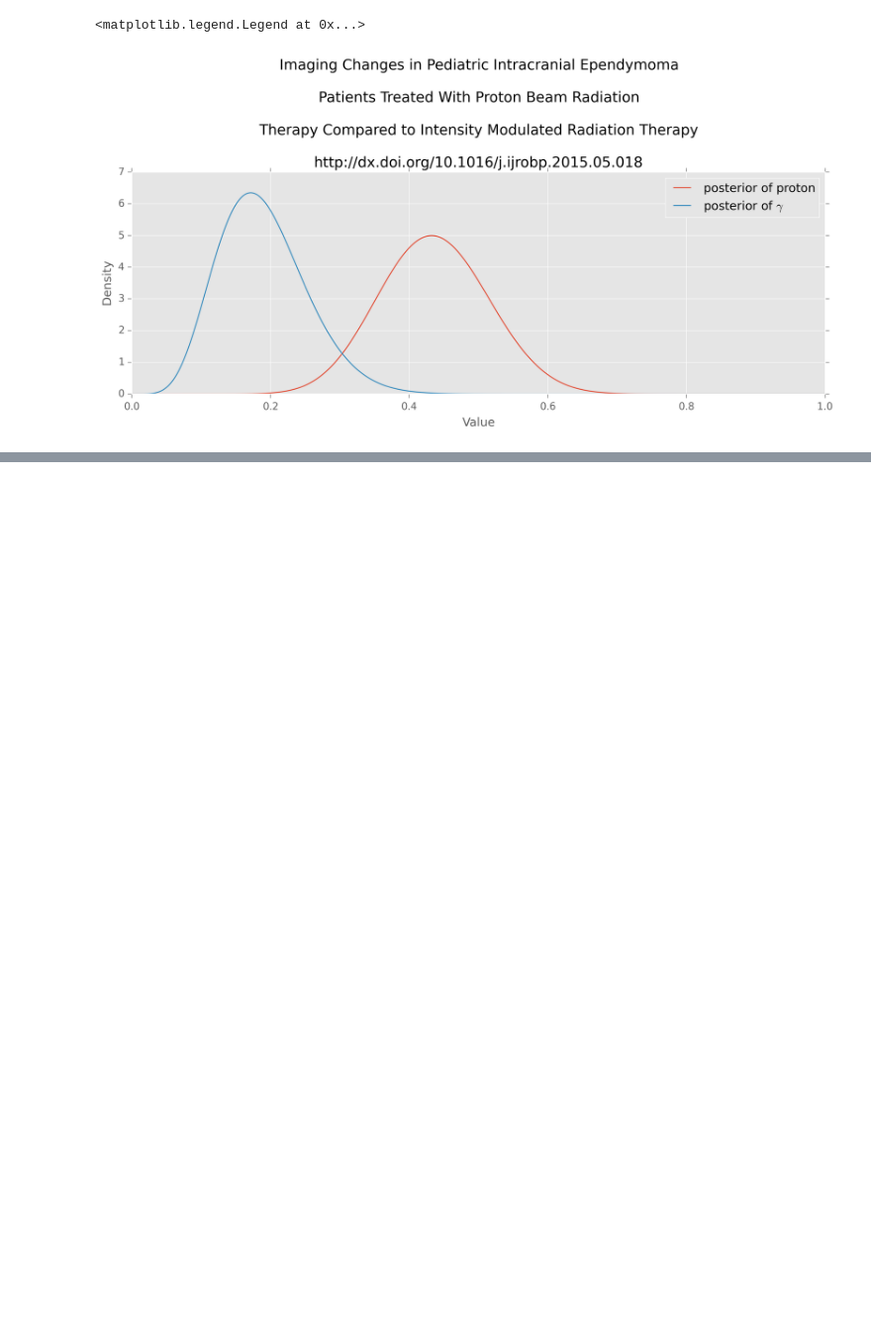
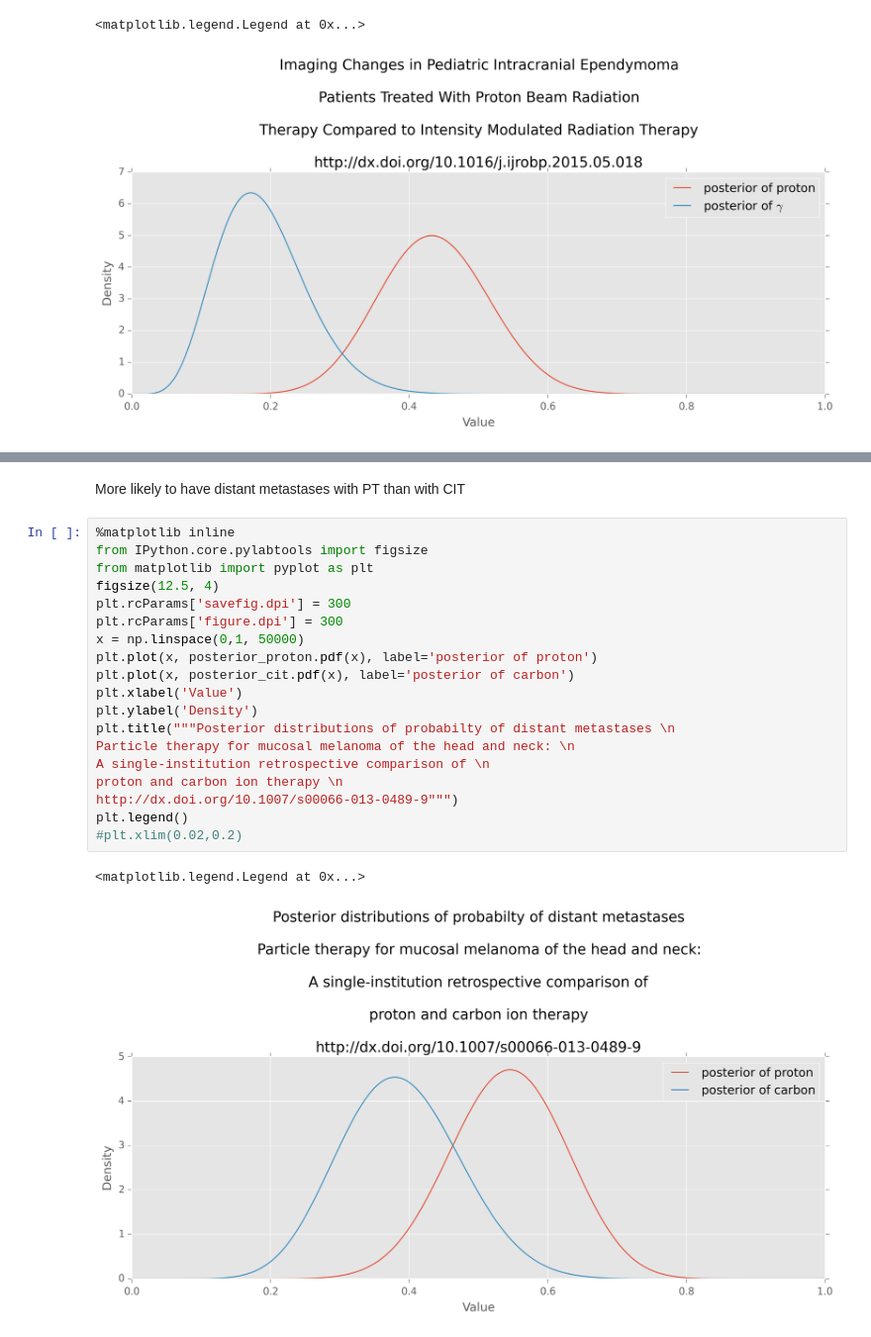
Before and after one commit to doolingdavid/Probabilistic-Programming-and-Bayesian-Methods-for-Hackers, a Jupyter notebook: ClinicalTrialExample.ipynb, the cells around one changed output, grey strips where cells are left out. Shown at 99% size. Saved outputs shown, nothing was run; the diff lists cells and outputs as text; blank space fills up the shorter version.

```diff
--- a/ClinicalTrialExample.ipynb
+++ b/ClinicalTrialExample.ipynb
@@ -440,0 +566,24 @@ plt.legend()
+# %% [markdown]
+More likely to have distant metastases with PT than with CIT
+# %%
+%matplotlib inline
+from IPython.core.pylabtools import figsize
+from matplotlib import pyplot as plt
+figsize(12.5, 4)
+plt.rcParams['savefig.dpi'] = 300
+plt.rcParams['figure.dpi'] = 300
+x = np.linspace(0,1, 50000)
+plt.plot(x, posterior_proton.pdf(x), label='posterior of proton')
+plt.plot(x, posterior_cit.pdf(x), label='posterior of carbon')
+plt.xlabel('Value')
+plt.ylabel('Density')
+plt.title("""Posterior distributions of probabilty of distant metastases \n
+Particle therapy for mucosal melanoma of the head and neck: \n
+A single-institution retrospective comparison of \n
+proton and carbon ion therapy \n
+http://dx.doi.org/10.1007/s00066-013-0489-9""")
+plt.legend()
+#plt.xlim(0.02,0.2)
+# %% [output]
+<matplotlib.legend.Legend at 0x...>
+[figure, added]
```
Also changed, not shown: parts of 9 cells of this notebook.
